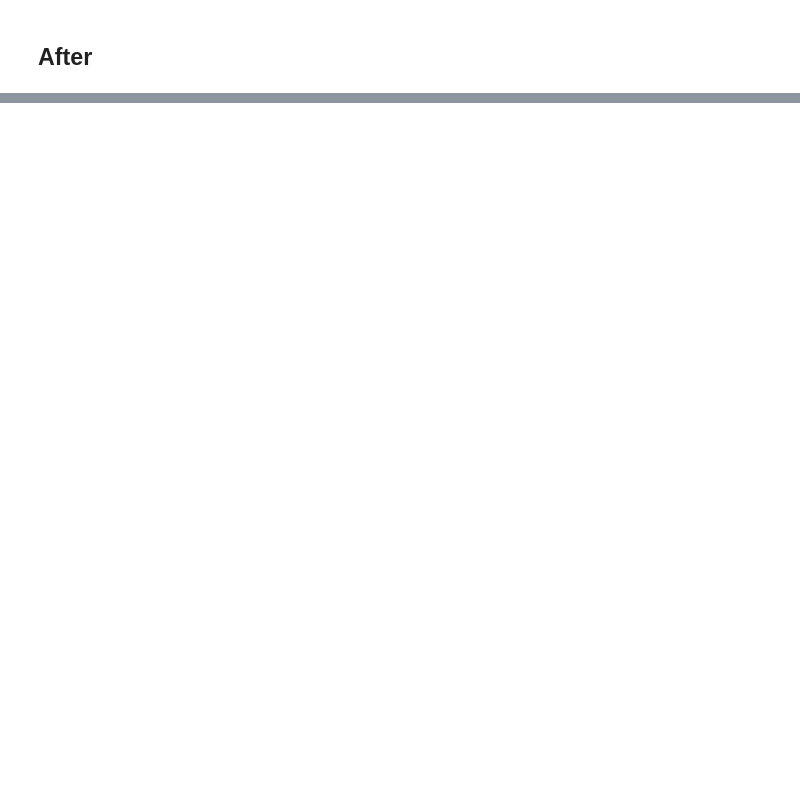
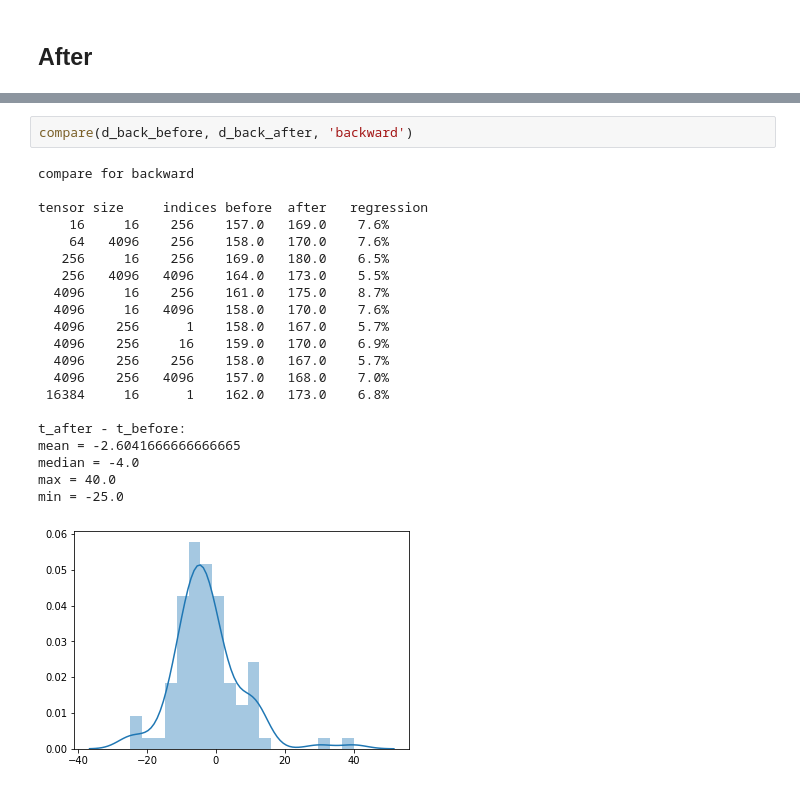
Before and after one commit to xwang233/code-snippet, a Jupyter notebook: index-put-fix/index-put-forward-backward.ipynb, the cells around one changed output, grey strips where cells are left out. Saved outputs shown, nothing was run; the diff lists cells and outputs as text; blank space fills up the shorter version.

```diff
--- a/index-put-fix/index-put-forward-backward.ipynb
+++ b/index-put-fix/index-put-forward-backward.ipynb
@@ -50,0 +183,24 @@ main("cuda:0")
+# %%
+compare(d_back_before, d_back_after, 'backward')
+# %% [output]
+compare for backward
+
+tensor size     indices before  after   regression
+    16     16    256    157.0   169.0    7.6%
+    64   4096    256    158.0   170.0    7.6%
+   256     16    256    169.0   180.0    6.5%
+   256   4096   4096    164.0   173.0    5.5%
+  4096     16    256    161.0   175.0    8.7%
+  4096     16   4096    158.0   170.0    7.6%
+  4096    256      1    158.0   167.0    5.7%
+  4096    256     16    159.0   170.0    6.9%
+  4096    256    256    158.0   167.0    5.7%
+  4096    256   4096    157.0   168.0    7.0%
+ 16384     16      1    162.0   173.0    6.8%
+
+t_after - t_before:
+mean = -2.6041666666666665
+median = -4.0
+max = 40.0
+min = -25.0
+[figure, added]
```
Also changed, not shown: parts of 6 cells of this notebook.
